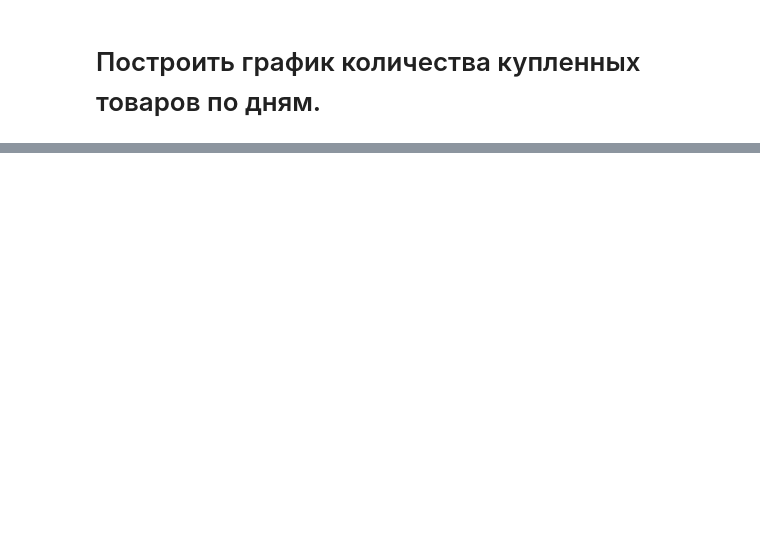
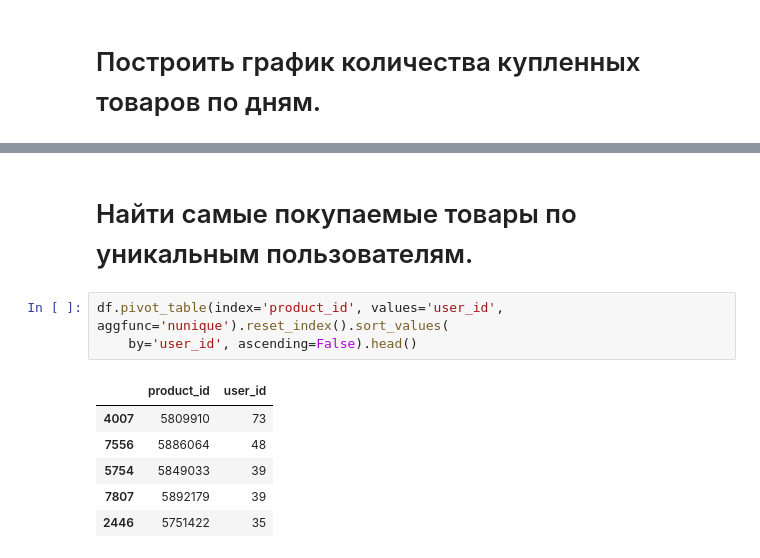
Before and after one commit to AlexVachkan/Data-exploration, a Jupyter notebook: Sima_land/sima_analitics_test.ipynb, the cells around one changed output, grey strips where cells are left out. Drawn from its saved outputs; the diff is of its cells as text; blank space fills up the shorter version.

```diff
--- a/Sima_land/sima_analitics_test.ipynb
+++ b/Sima_land/sima_analitics_test.ipynb
@@ -176,0 +325,12 @@ df.pivot_table(index='event_time', values='product_id', aggfunc='count').reset_i
+# %% [markdown]
+# Найти самые покупаемые товары по уникальным пользователям.
+# %%
+df.pivot_table(index='product_id', values='user_id', aggfunc='nunique').reset_index().sort_values(
+    by='user_id', ascending=False).head()
+# %% [output]
+|  | product_id | user_id |
+| 4007 | 5809910 | 73 |
+| 7556 | 5886064 | 48 |
+| 5754 | 5849033 | 39 |
+| 7807 | 5892179 | 39 |
+| 2446 | 5751422 | 35 |
```
Also changed, not shown: parts of 35 cells of this notebook.
